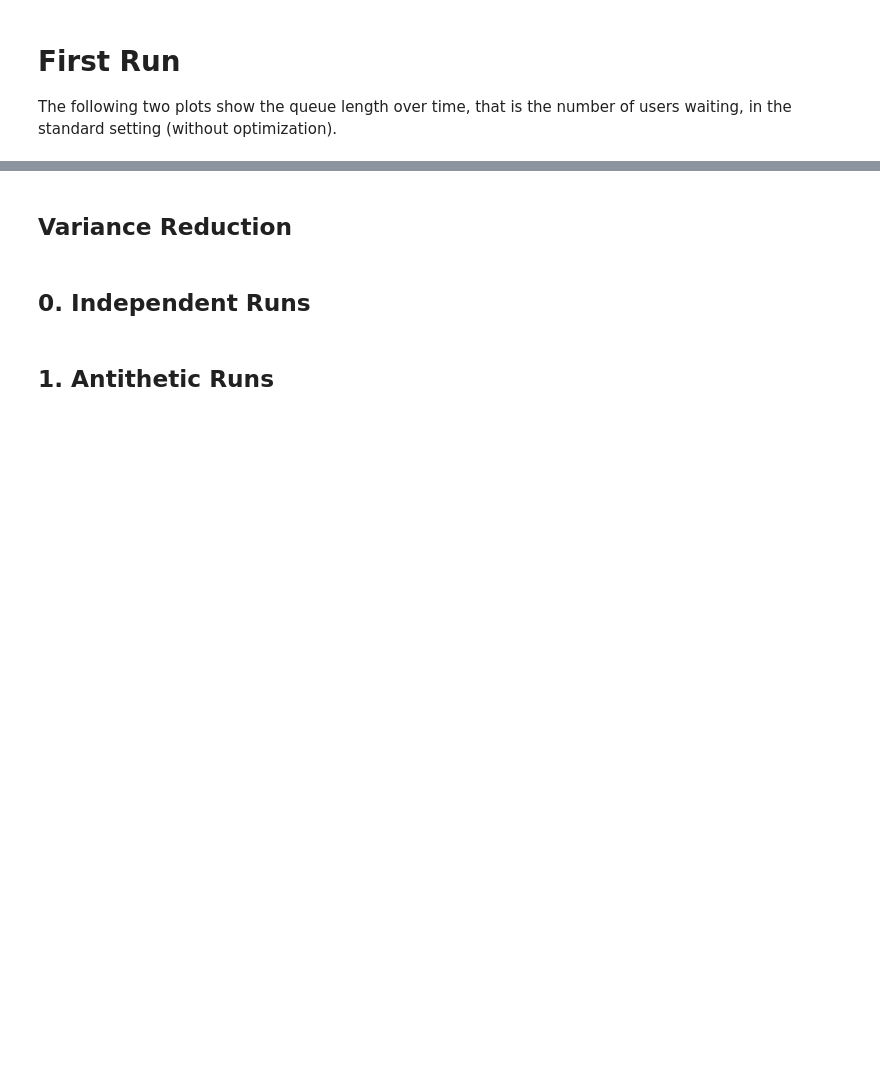
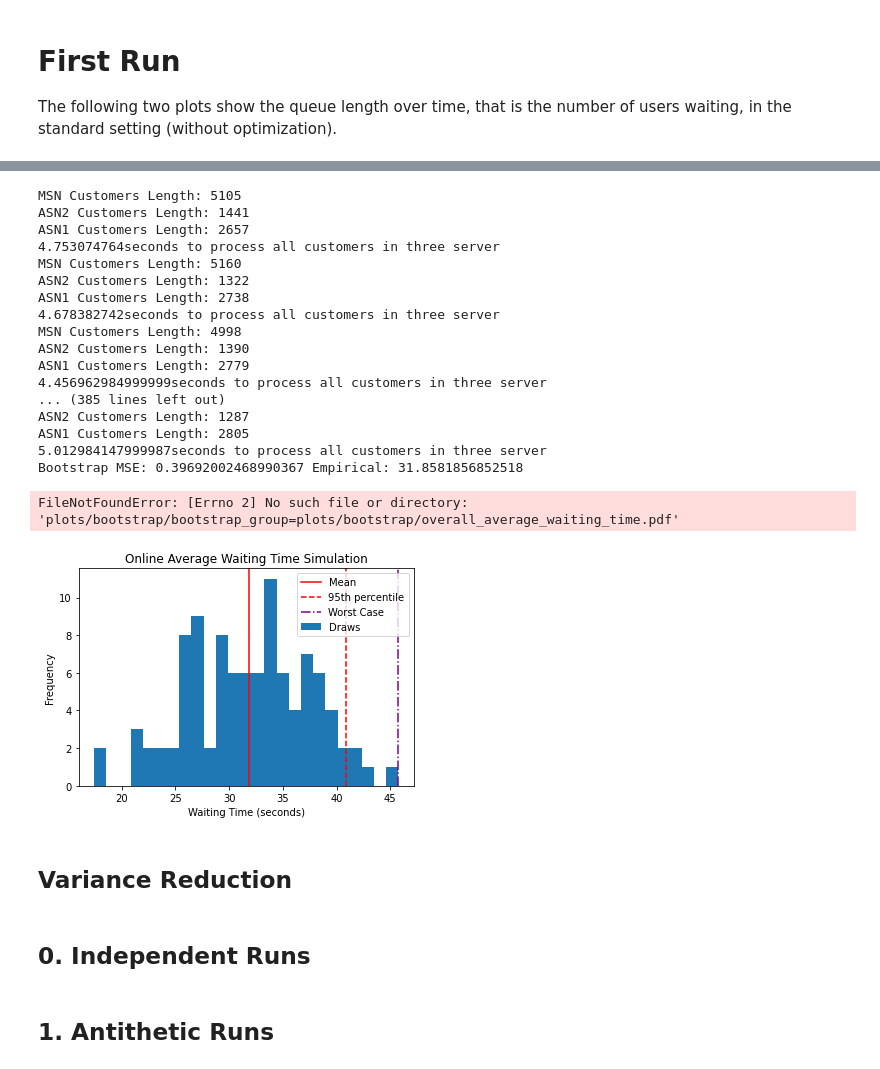
Before and after one commit to TengXu94/simulation-and-optimization, a Jupyter notebook: group_5_project/Group_5_Simulation.ipynb, the cells around one changed output, grey strips where cells are left out. Saved outputs shown, nothing was run; the diff lists cells and outputs as text; code cells hidden in the pictures; blank space fills up the shorter version.

```diff
--- a/group_5_project/Group_5_Simulation.ipynb
+++ b/group_5_project/Group_5_Simulation.ipynb
@@ -471,6 +79,26 @@ def test_bootstrap(allocation: list, file_name: str):
 # %%
 test_bootstrap(FIRST_ALLOCATION, file_name='first_allocation')
-test_bootstrap(SECOND_ALLOCATION, file_name='second_allocation')
+#test_bootstrap(SECOND_ALLOCATION, file_name='second_allocation')
+# %% [output]
+MSN Customers Length: 5105
+ASN2 Customers Length: 1441
+ASN1 Customers Length: 2657
+4.753074764seconds to process all customers in three server
+MSN Customers Length: 5160
+ASN2 Customers Length: 1322
+ASN1 Customers Length: 2738
+4.678382742seconds to process all customers in three server
+MSN Customers Length: 4998
+ASN2 Customers Length: 1390
+ASN1 Customers Length: 2779
+4.456962984999999seconds to process all customers in three server
+... (385 lines left out)
+ASN2 Customers Length: 1287
+ASN1 Customers Length: 2805
+5.012984147999987seconds to process all customers in three server
+Bootstrap MSE: 0.39692002468990367 Empirical: 31.8581856852518
+FileNotFoundError: [Errno 2] No such file or directory: 'plots/bootstrap/bootstrap_group=plots/bootstrap/overall_average_waiting_time.pdf'
+[figure, added]
 # %% [markdown]
 ## Variance Reduction
 # %% [markdown]
```
Also changed, not shown: parts of 24 cells of this notebook, 18 other files.
